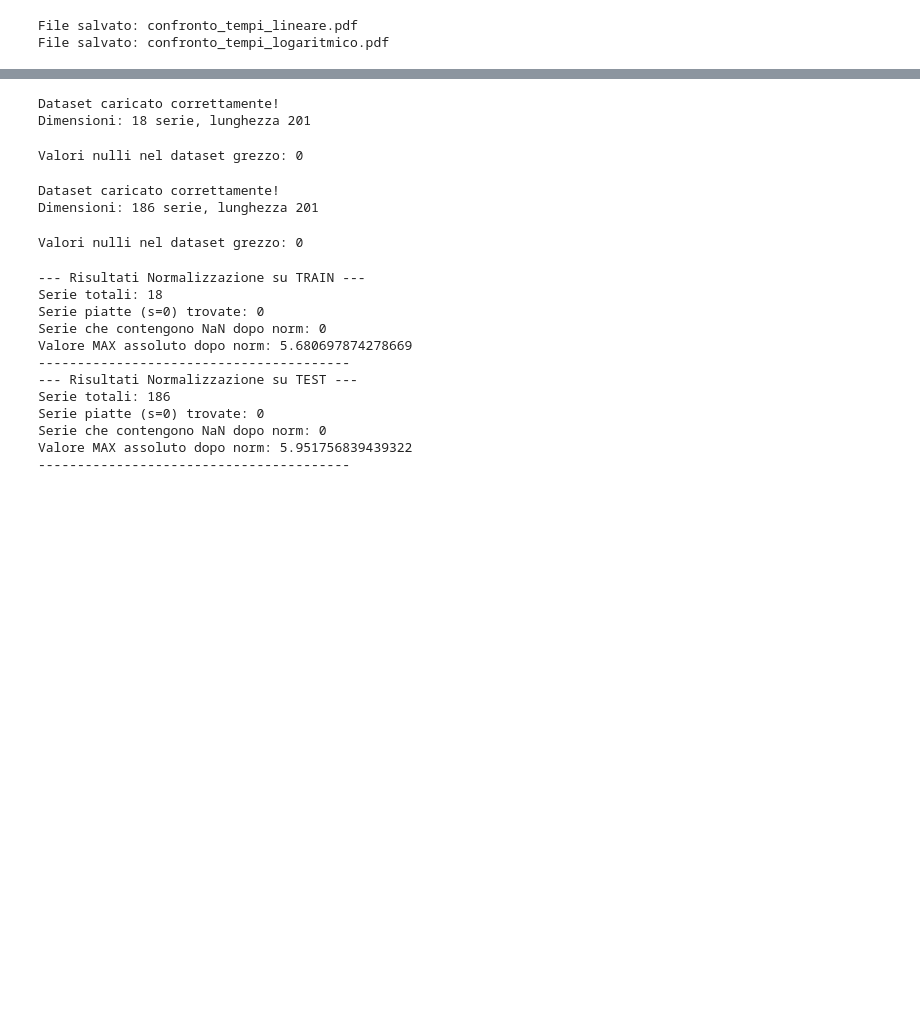
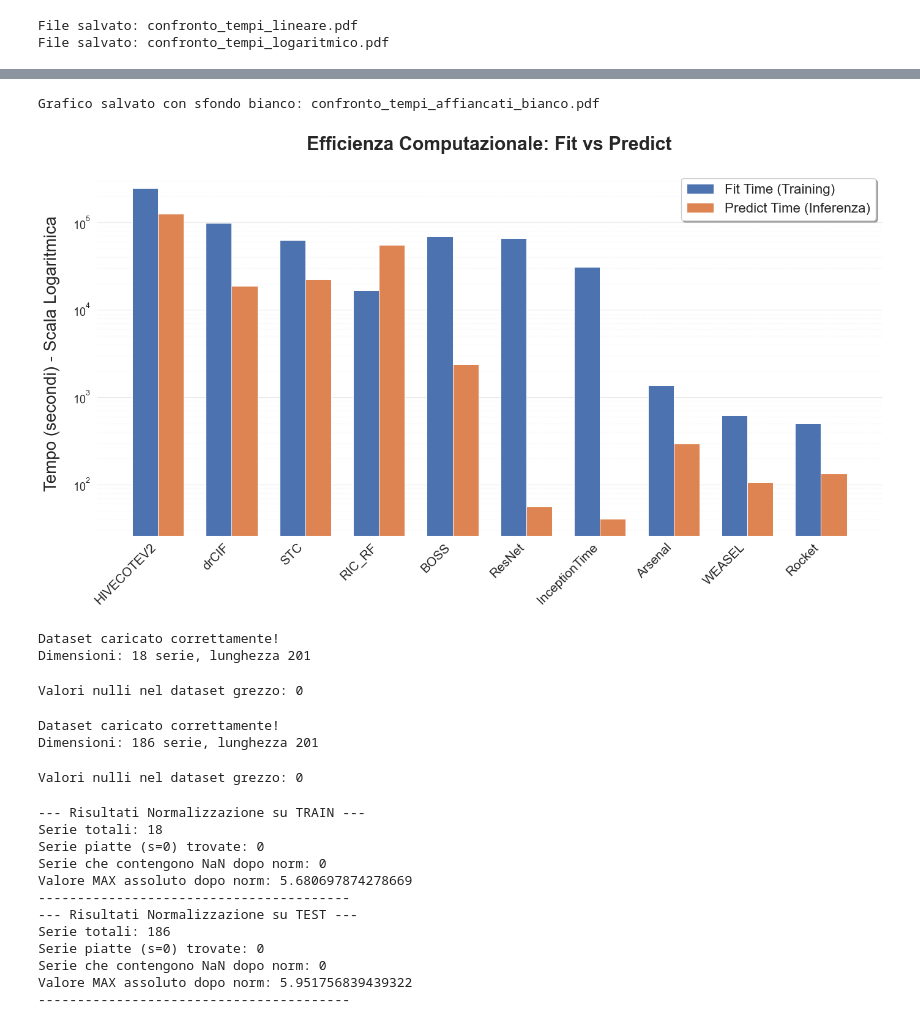
Before and after one commit to Matt1aLibera/TESI_Benchmark_Time_Series_Classification_Methods, a Jupyter notebook: skTimeTest/AnalisiDati/analisiRisultatiBenchmark.ipynb, the cells around one changed output, grey strips where cells are left out. Drawn from its saved outputs; the diff is of its cells as text; code cells hidden in the pictures; blank space fills up the shorter version.

```diff
--- a/skTimeTest/AnalisiDati/analisiRisultatiBenchmark.ipynb
+++ b/skTimeTest/AnalisiDati/analisiRisultatiBenchmark.ipynb
@@ -147,3 +251,64 @@ File salvato: confronto_tempi_logaritmico.pdf
+# %%
+def plot_grouped_log_times_white(df_input, filename='confronto_tempi_affiancati_bianco.pdf'):
+    # Prepariamo i dati (logica invariata)
+    df = df_input.copy()
+    df['total'] = df['fit_time'] + df['predict_time']
+    df = df.sort_values('total', ascending=False).reset_index(drop=True)
+
+    # --- MODIFICA 1: Imposta lo sfondo della FIGURE a bianco ---
+    # `facecolor='white'` rende bianca l'area esterna agli assi
+    fig = plt.figure(figsize=(14, 8), facecolor='white')
+    ax = fig.add_subplot(111) # Creiamo gli assi esplicitamente per controllarli meglio
+
+    # --- MODIFICA 2: Imposta lo sfondo degli AXES a bianco ---
+    # `ax.set_facecolor('white')` rende bianca l'area interna al grafico
+    ax.set_facecolor('white')
+
+    # --- LOGICA PER BARRE AFFIANCATE (invariata, ma usando `ax`) ---
+    x = np.arange(len(df['classifier_name']))
+    width = 0.35
+
+    # Barre Fit (Blu)
+    ax.bar(x - width/2, df['fit_time'], width, color='#4c72b0',
+            label='Fit Time (Training)', edgecolor='white', linewidth=0.7)
+
+    # Barre Predict (Arancione)
+    ax.bar(x + width/2, df['predict_time'], width, color='#dd8452',
+            label='Predict Time (Inferenza)', edgecolor='white', linewidth=0.7)
+
+    # --- CONFIGURAZIONE ASSI E SCALA (usando `ax`) ---
+    ax.set_yscale('log')
+
+    # Titoli e Etichette
+    ax.set_title('Efficienza Computazionale: Fit vs Predict', fontsize=22, pad=25, fontweight='bold')
+    ax.set_ylabel('Tempo (secondi) - Scala Logaritmica', fontsize=20, labelpad=15)
+
+    # Configurazione asse X: nomi algoritmi al centro delle due barre
+    ax.set_xticks(x)
+    ax.set_xticklabels(df['classifier_name'], rotation=45, ha='right', fontsize=15)
+    ax.tick_params(axis='y', labelsize=13) # Y tick fontsize
+
+    # Legenda (con sfondo bianco esplicito per sicurezza)
+    ax.legend(fontsize=16, loc='upper right', frameon=True, shadow=True, facecolor='white')
+
+    # Griglia: più visibile su sfondo bianco
+    ax.grid(axis='y', which='major', linestyle='-', alpha=0.6, color='#dddddd')
+    ax.grid(axis='y', which='minor', linestyle='--', alpha=0.3, color='#eeeeee')
+
+    plt.tight_layout()
+
+    # --- SALVATAGGIO ---
+    # Per rendere trasparente il PDF finale fuori dagli assi, usa `transparent=True`
+    # Ma `facecolor='white'` nella figure lo renderà bianco nel PDF.
+    plt.savefig(filename, bbox_inches='tight', dpi=300, facecolor=fig.get_facecolor(), transparent=False)
+    print(f"Grafico salvato con sfondo bianco: {filename}")
+    plt.show()
+
+# Esecuzione
+plot_grouped_log_times_white(df_agg)
+# %% [output]
+Grafico salvato con sfondo bianco: confronto_tempi_affiancati_bianco.pdf
+[figure, added]
 # %%
 import os
 # Carica il file grezzo
```
Also changed, not shown: parts of 32 cells of this notebook, 13 other files.
